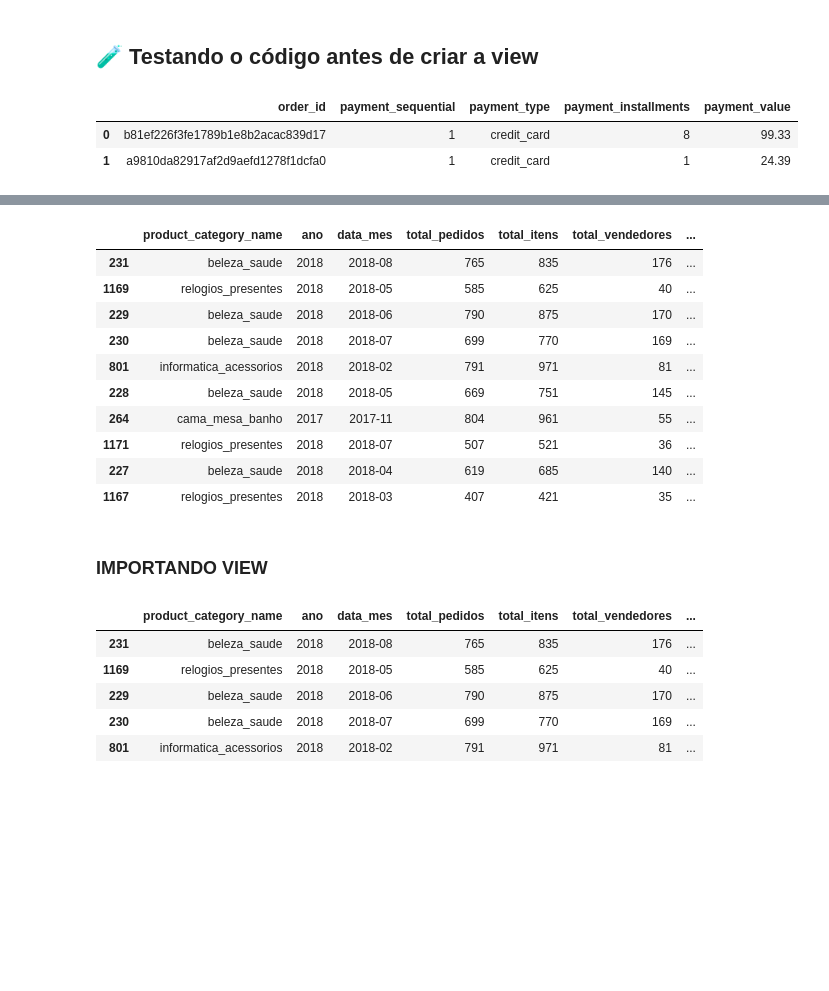
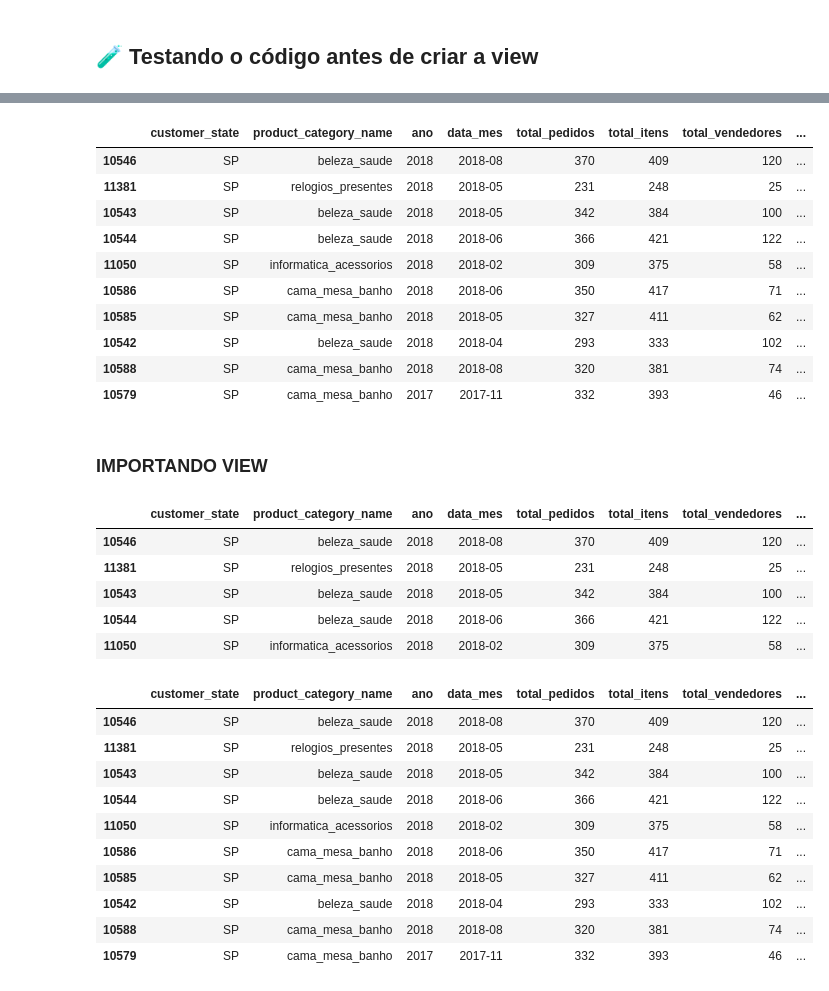
Before and after one commit to Carlosarmendoca/olistpython, a Jupyter notebook: Notebooks/04_view_top_categorias.ipynb, the cells around one changed output, grey strips where cells are left out. Saved outputs shown, nothing was run; the diff lists cells and outputs as text; code cells hidden in the pictures; blank space fills up the shorter version.

Commit message:
Atualizacao painel, receita_estado, clientes

```diff
--- a/Notebooks/04_view_top_categorias.ipynb
+++ b/Notebooks/04_view_top_categorias.ipynb
@@ -19,7 +19,7 @@ pedidos    = pd.read_csv("../dados/pedidos_limpo.csv", parse_dates=[
     'order_estimated_delivery_date'
 ])
 
-pagamentos = pd.read_csv("../dados/pagamentos_limpo.csv")
+clientes = pd.read_csv("../dados/clientes_limpo.csv")
 itens      = pd.read_csv("../dados/itens_limpo.csv", parse_dates=['shipping_limit_date'])
 produtos   = pd.read_csv("../dados/produtos_limpo.csv")
 
@@ -28,12 +28,6 @@ print("Dados carregados!")
 Dados carregados!
 # %% [markdown]
 ## 🧪 Testando o código antes de criar a view
-# %%
-pagamentos.head(2)
-# %% [output]
-|  | order_id | payment_sequential | payment_type | payment_installments | payment_value |
-| 0 | b81ef226f3fe1789b1e8b2acac839d17 | 1 | credit_card | 8 | 99.33 |
-| 1 | a9810da82917af2d9aefd1278f1dcfa0 | 1 | credit_card | 1 | 24.39 |
 # %%
 itens.head(2)
 # %% [output]
@@ -47,11 +41,10 @@ produtos.head(1)
 | 0 | 1e9e8ef04dbcff4541ed26657ea517e5 | perfumaria | 40.00 | 287.00 | 1 | ... |
 # %%
 
-# Join entre itens, produtos, pedidos e pagamentos
 df = (itens
-      .merge(produtos[['product_id', 'product_category_name']], on='product_id', how='left')
-      .merge(pedidos[['order_id', 'order_status', 'order_purchase_timestamp']], on='order_id', how='left')
-      .merge(pagamentos, on='order_id', how='left'))
+          .merge(produtos[['product_id', 'product_category_name']], on='product_id', how='left')
+          .merge(pedidos[['order_id', 'order_status', 'order_purchase_timestamp', 'customer_id']], on='order_id', how='left')
+          .merge(clientes[['customer_id', 'customer_state']], on='customer_id', how='left')) # <-- Novo merge
 
 # Filtrando só pedidos entregues
 df = df[df['order_status'] == 'delivered']
@@ -62,60 +55,70 @@ df.head(2)
 | 0 | 00010242fe8c5a6d1ba2dd792cb16214 | 1 | 4244733e06e7ecb4970a6e2683c13e61 | 48436dade18ac8b2bce089ec2a041202 | 2017-09-19 09:45:35 | 58.90 | 13.29 | ... |
 | 1 | 00018f77f2f0320c557190d7a144bdd3 | 1 | e5f2d52b802189ee658865ca93d83a8f | dd7ddc04e1b6c2c614352b383efe2d36 | 2017-05-03 11:05:13 | 239.90 | 19.93 | ... |
 # %%
-df = (itens
-          .merge(produtos[['product_id', 'product_category_name']], on='product_id', how='left')
-          .merge(pedidos[['order_id', 'order_status', 'order_purchase_timestamp']], on='order_id', how='left'))
-
-df = df[df['order_status'] == 'delivered']
 
 df['ano']             = df['order_purchase_timestamp'].dt.year
 df['data_mes']        = df['order_purchase_timestamp'].dt.to_period('M').astype(str)
 df['receita_produto'] = df['price']
 df['receita_frete']   = df['freight_value']
 df['receita_item']    = df['price'] + df['freight_value']
 
-top_categorias = (df.groupby(['product_category_name', 'ano', 'data_mes'])
+top_categorias = (df.groupby(['customer_state', 'product_category_name', 'ano', 'data_mes'])
                    .agg(
                        total_pedidos    = ('order_id',        'nunique'),
                        total_itens      = ('order_item_id',   'count'),
                        total_vendedores = ('seller_id',       'nunique'),
                        receita_produtos = ('receita_produto', 'sum'),
                        receita_frete    = ('receita_frete',   'sum'),
                        receita_total    = ('receita_item',    'sum'),
                    )
                    .reset_index()
                    .sort_values('receita_total', ascending=False))
 
 top_categorias['receita_total']    = top_categorias['receita_total'].round(2)
 top_categorias['receita_produtos'] = top_categorias['receita_produtos'].round(2)
 top_categorias['receita_frete']    = top_categorias['receita_frete'].round(2)
 top_categorias['ticket_medio']     = (top_categorias['receita_total'] / top_categorias['total_pedidos']).round(2)
 top_categorias['preco_medio_item'] = (top_categorias['receita_produtos'] / top_categorias['total_itens']).round(2)
+top_categorias['valor_medio_item_com_frete'] = (top_categorias['receita_total'] / top_categorias['total_itens']).round(2)
 
 top_categorias.head(10)
 # %% [output]
-|  | product_category_name | ano | data_mes | total_pedidos | total_itens | total_vendedores | ... |
-| 231 | beleza_saude | 2018 | 2018-08 | 765 | 835 | 176 | ... |
-| 1169 | relogios_presentes | 2018 | 2018-05 | 585 | 625 | 40 | ... |
-| 229 | beleza_saude | 2018 | 2018-06 | 790 | 875 | 170 | ... |
-| 230 | beleza_saude | 2018 | 2018-07 | 699 | 770 | 169 | ... |
-| 801 | informatica_acessorios | 2018 | 2018-02 | 791 | 971 | 81 | ... |
-| 228 | beleza_saude | 2018 | 2018-05 | 669 | 751 | 145 | ... |
-| 264 | cama_mesa_banho | 2017 | 2017-11 | 804 | 961 | 55 | ... |
-| 1171 | relogios_presentes | 2018 | 2018-07 | 507 | 521 | 36 | ... |
-| 227 | beleza_saude | 2018 | 2018-04 | 619 | 685 | 140 | ... |
-| 1167 | relogios_presentes | 2018 | 2018-03 | 407 | 421 | 35 | ... |
+|  | customer_state | product_category_name | ano | data_mes | total_pedidos | total_itens | total_vendedores | ... |
+| 10546 | SP | beleza_saude | 2018 | 2018-08 | 370 | 409 | 120 | ... |
+| 11381 | SP | relogios_presentes | 2018 | 2018-05 | 231 | 248 | 25 | ... |
+| 10543 | SP | beleza_saude | 2018 | 2018-05 | 342 | 384 | 100 | ... |
+| 10544 | SP | beleza_saude | 2018 | 2018-06 | 366 | 421 | 122 | ... |
+| 11050 | SP | informatica_acessorios | 2018 | 2018-02 | 309 | 375 | 58 | ... |
+| 10586 | SP | cama_mesa_banho | 2018 | 2018-06 | 350 | 417 | 71 | ... |
+| 10585 | SP | cama_mesa_banho | 2018 | 2018-05 | 327 | 411 | 62 | ... |
+| 10542 | SP | beleza_saude | 2018 | 2018-04 | 293 | 333 | 102 | ... |
+| 10588 | SP | cama_mesa_banho | 2018 | 2018-08 | 320 | 381 | 74 | ... |
+| 10579 | SP | cama_mesa_banho | 2017 | 2017-11 | 332 | 393 | 46 | ... |
 # %% [markdown]
 ### IMPORTANDO VIEW
 # %%
 from views.vw_top_categorias import get_top_categorias
 
-df_categorias = get_top_categorias(pedidos, itens, produtos)
+df_categorias = get_top_categorias(pedidos, itens, produtos, clientes)
 df_categorias.head()
 # %% [output]
-|  | product_category_name | ano | data_mes | total_pedidos | total_itens | total_vendedores | ... |
-| 231 | beleza_saude | 2018 | 2018-08 | 765 | 835 | 176 | ... |
-| 1169 | relogios_presentes | 2018 | 2018-05 | 585 | 625 | 40 | ... |
-| 229 | beleza_saude | 2018 | 2018-06 | 790 | 875 | 170 | ... |
-| 230 | beleza_saude | 2018 | 2018-07 | 699 | 770 | 169 | ... |
-| 801 | informatica_acessorios | 2018 | 2018-02 | 791 | 971 | 81 | ... |
+|  | customer_state | product_category_name | ano | data_mes | total_pedidos | total_itens | total_vendedores | ... |
+| 10546 | SP | beleza_saude | 2018 | 2018-08 | 370 | 409 | 120 | ... |
+| 11381 | SP | relogios_presentes | 2018 | 2018-05 | 231 | 248 | 25 | ... |
+| 10543 | SP | beleza_saude | 2018 | 2018-05 | 342 | 384 | 100 | ... |
+| 10544 | SP | beleza_saude | 2018 | 2018-06 | 366 | 421 | 122 | ... |
+| 11050 | SP | informatica_acessorios | 2018 | 2018-02 | 309 | 375 | 58 | ... |
+# %%
+top_categorias.head(10)
+# %% [output]
+|  | customer_state | product_category_name | ano | data_mes | total_pedidos | total_itens | total_vendedores | ... |
+| 10546 | SP | beleza_saude | 2018 | 2018-08 | 370 | 409 | 120 | ... |
+| 11381 | SP | relogios_presentes | 2018 | 2018-05 | 231 | 248 | 25 | ... |
+| 10543 | SP | beleza_saude | 2018 | 2018-05 | 342 | 384 | 100 | ... |
+| 10544 | SP | beleza_saude | 2018 | 2018-06 | 366 | 421 | 122 | ... |
+| 11050 | SP | informatica_acessorios | 2018 | 2018-02 | 309 | 375 | 58 | ... |
+| 10586 | SP | cama_mesa_banho | 2018 | 2018-06 | 350 | 417 | 71 | ... |
+| 10585 | SP | cama_mesa_banho | 2018 | 2018-05 | 327 | 411 | 62 | ... |
+| 10542 | SP | beleza_saude | 2018 | 2018-04 | 293 | 333 | 102 | ... |
+| 10588 | SP | cama_mesa_banho | 2018 | 2018-08 | 320 | 381 | 74 | ... |
+| 10579 | SP | cama_mesa_banho | 2017 | 2017-11 | 332 | 393 | 46 | ... |
```
Also changed, not shown: 7 other files.
